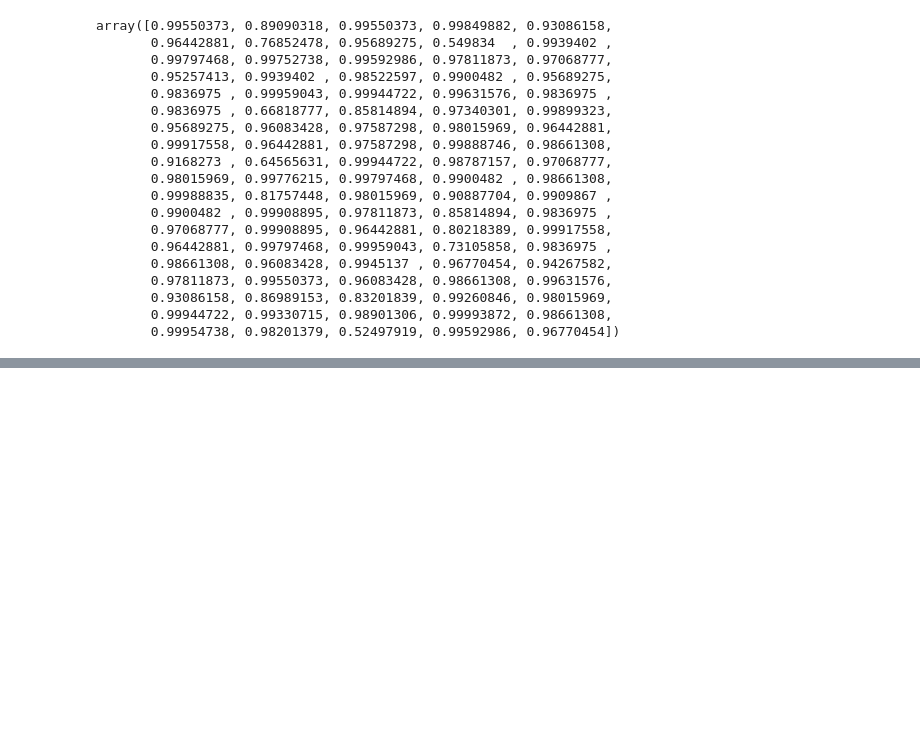
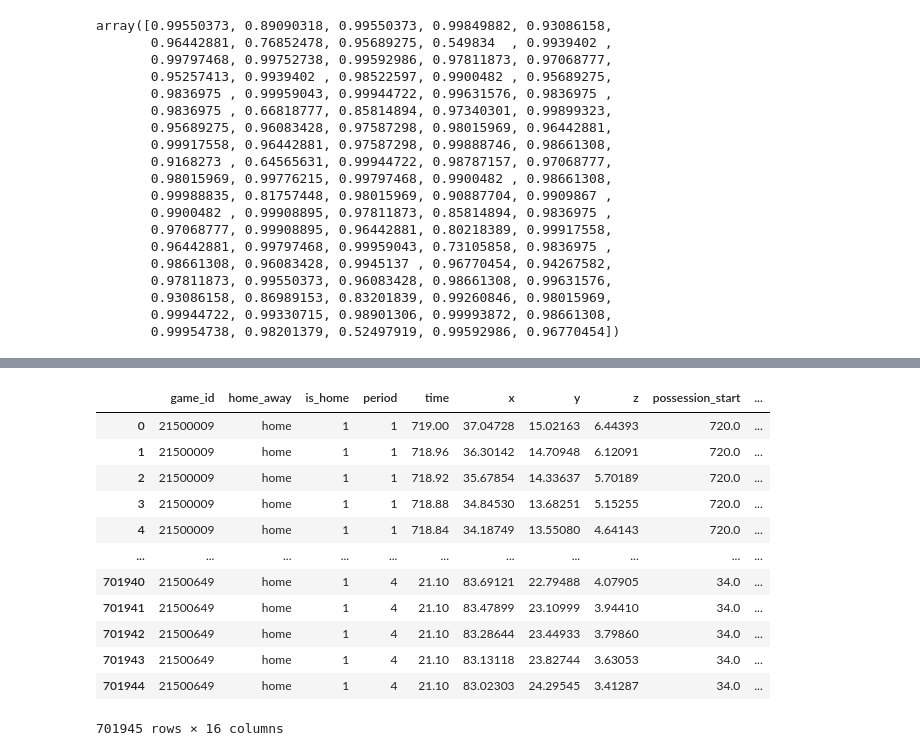
Before and after one commit to Channertheman/NBA_Analysis, a Jupyter notebook: Simulation_construction.ipynb, the cells around one changed output, grey strips where cells are left out. Cells and saved outputs as stored; diff of their text form; code cells hidden in the pictures; blank space fills up the shorter version.

Commit message:
heuristic method begins, adjusted bin_and_flip

```diff
--- a/Simulation_construction.ipynb
+++ b/Simulation_construction.ipynb
@@ -319,0 +339,18 @@ array([0.99550373, 0.89090318, 0.99550373, 0.99849882, 0.93086158,
+# %%
+cleaned_binned = bin_and_flip(cleaned, flip = "yes")
+cleaned_binned["sector"] = list(zip(cleaned_binned["x_bin"], cleaned_binned["y_bin"]))
+cleaned_binned
+# %% [output]
+|  | game_id | home_away | is_home | period | time | x | y | z | possession_start | ... |
+| 0 | 21500009 | home | 1 | 1 | 719.00 | 37.04728 | 15.02163 | 6.44393 | 720.0 | ... |
+| 1 | 21500009 | home | 1 | 1 | 718.96 | 36.30142 | 14.70948 | 6.12091 | 720.0 | ... |
+| 2 | 21500009 | home | 1 | 1 | 718.92 | 35.67854 | 14.33637 | 5.70189 | 720.0 | ... |
+| 3 | 21500009 | home | 1 | 1 | 718.88 | 34.84530 | 13.68251 | 5.15255 | 720.0 | ... |
+| 4 | 21500009 | home | 1 | 1 | 718.84 | 34.18749 | 13.55080 | 4.64143 | 720.0 | ... |
+| ... | ... | ... | ... | ... | ... | ... | ... | ... | ... | ... |
+| 701940 | 21500649 | home | 1 | 4 | 21.10 | 83.69121 | 22.79488 | 4.07905 | 34.0 | ... |
+| 701941 | 21500649 | home | 1 | 4 | 21.10 | 83.47899 | 23.10999 | 3.94410 | 34.0 | ... |
+| 701942 | 21500649 | home | 1 | 4 | 21.10 | 83.28644 | 23.44933 | 3.79860 | 34.0 | ... |
+| 701943 | 21500649 | home | 1 | 4 | 21.10 | 83.13118 | 23.82744 | 3.63053 | 34.0 | ... |
+| 701944 | 21500649 | home | 1 | 4 | 21.10 | 83.02303 | 24.29545 | 3.41287 | 34.0 | ... |
+701945 rows × 16 columns
```
Also changed, not shown: parts of 5 cells of this notebook, 2 other files.
